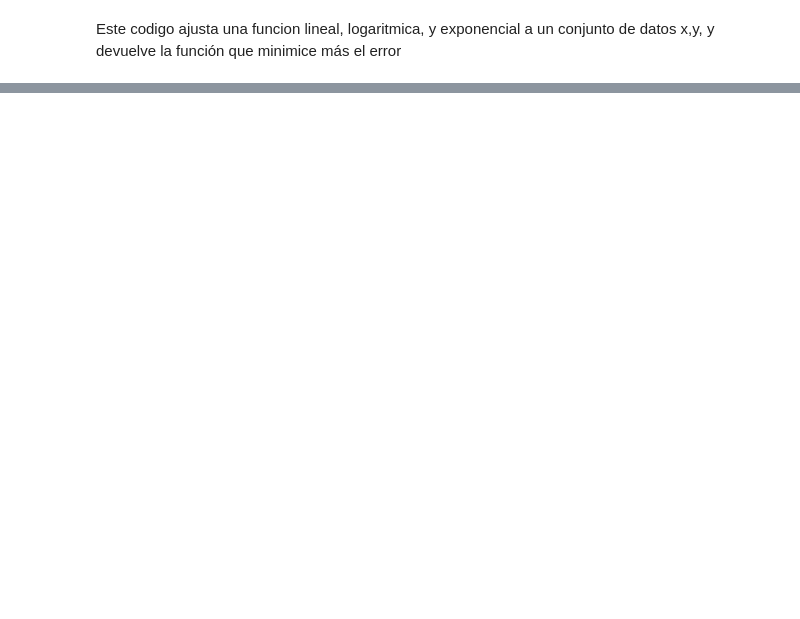
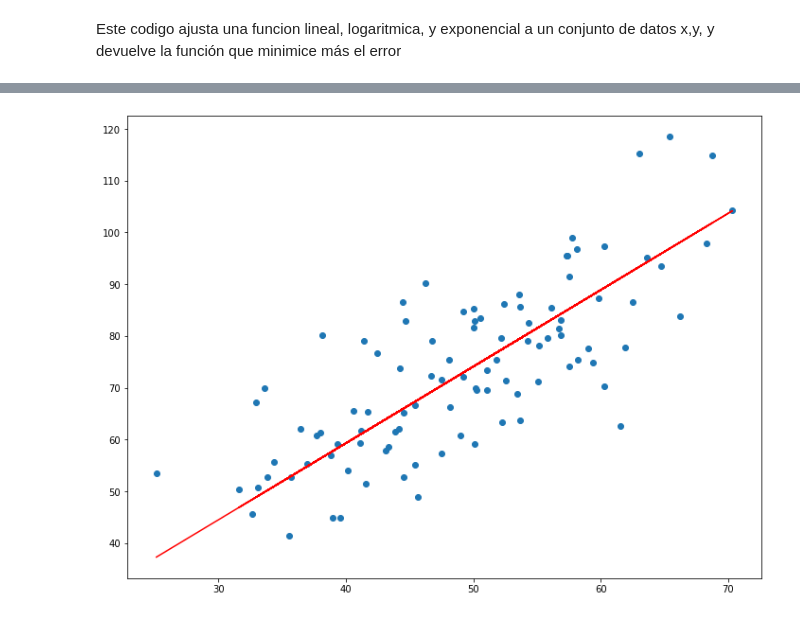
Before and after one commit to RodrigoFmdo/probabilidad, a Jupyter notebook: regresionLineal/regresionlineallogyexp.ipynb, the cells around one changed output, grey strips where cells are left out. Saved outputs shown, nothing was run; the diff lists cells and outputs as text; code cells hidden in the pictures; blank space fills up the shorter version.

```diff
--- a/regresionLineal/regresionlineallogyexp.ipynb
+++ b/regresionLineal/regresionlineallogyexp.ipynb
@@ -17,10 +20,10 @@ plt.show()
 # yhat = true value
 # cost function = (y-yhat)**2 / N
 
-xnp = np.array(x)
+xvector = np.array(x)
 print(x)
 #numero de alumnos
-ynp = np.array(y)
+yvector = np.array(y)
 print(y)
 
 # Parameters
@@ -46,9 +49,30 @@ def descend(x, y, w, b, learning_rate):
     b = b - learning_rate*(1/N)*dldb
     return w, b
 
-# Iteratively make updates
+# linear regression
 for i in range(500):
-    w,b = descend(x,y,w,b,learning_rate)
+    w,b = descend(xvector,yvector,w,b,learning_rate)
     yhat = w*x + b
     loss = np.divide(np.sum((y-yhat)**2, axis=0), x.shape[0])
     print(f'{i} loss is {loss}, paramters w:{w}, b:{b}')
+loss1 = loss
+
+# logaritmic regression
+# actualizacion de los datos a x = ln(x) , y = ln(y)
+xvectorln = np.log(xvector)
+yvectorln = np.log(yvector)
+
+for i in range(len(xvectorln)):
+    w,b = descend(xvectorln,yvectorln,w,b,learning_rate)
+    yhat2 = (math.exp(b)*(x**w))
+    loss = np.sum((((math.exp(b))*(xvectorln[i]**w))-(yvectorln[i]))**2)
+loss2 = loss
+# Iteratevely make updates for exponential regression
+# actualizacion de los datos a x se queda xvector , y = ln(y)
+yvectorexp = np.log(yvector)
+
+for i in range(len(yvectorln)):
+    w,b = descend(xvector,yvectorln,w,b,learning_rate)
+    yhat3 = (math.exp(b))*math.exp(w*xvector[i])
+    loss = np.sum((((math.exp(b)*(math.exp(w*xvector[i]))))-(yvectorln[i]))**2)
+loss2 = loss
@@ -55,5 +97,7 @@ for i in range(500):
 # %%
 plt.rcParams['figure.figsize'] = (12.0, 9.0)
-plt.scatter(xnp,ynp)
+plt.scatter(xvector,yvector)
 plt.plot(x,yhat, color='red')
 plt.show()
+# %% [output]
+[figure, added]
```
Also changed, not shown: parts of 5 cells of this notebook, 1 other file.
